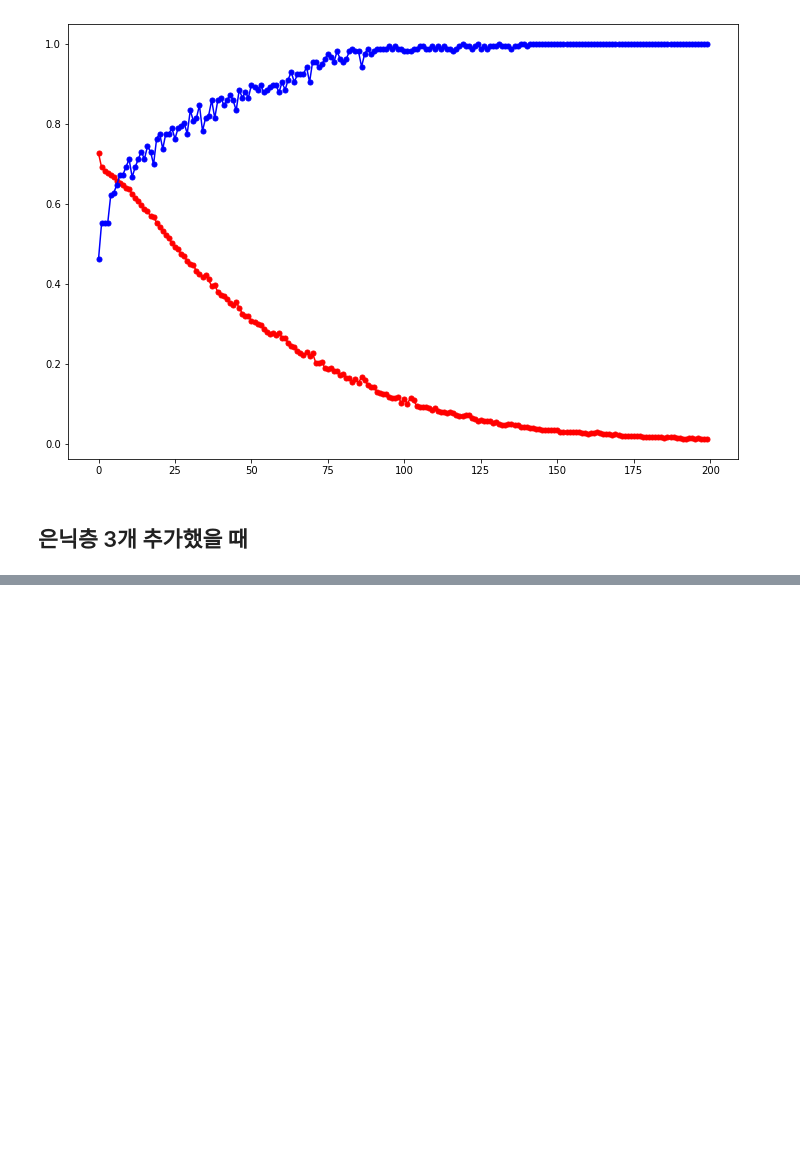
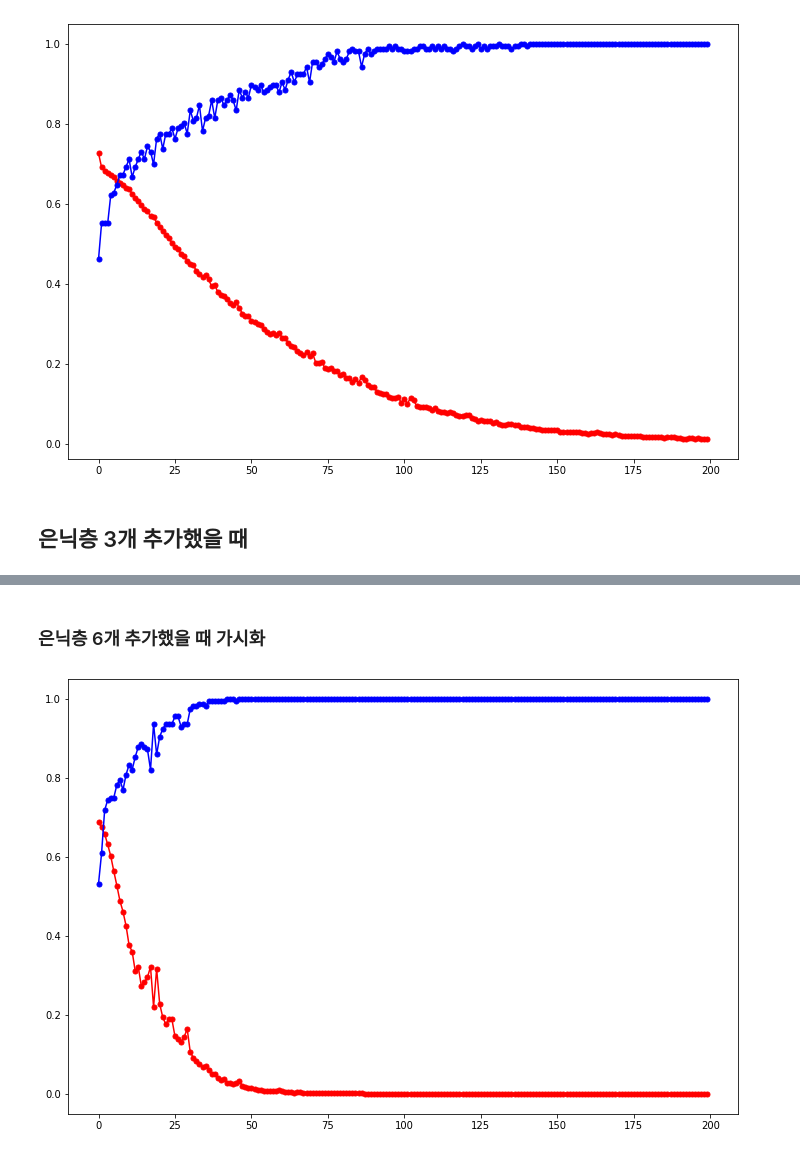
Before and after one commit to HYUNSOOLEE-6839/colab-Deep-Learning, a Jupyter notebook: 초음파광물데이터.ipynb, the cells around one changed output, grey strips where cells are left out. Drawn from its saved outputs; the diff is of its cells as text; code cells hidden in the pictures; blank space fills up the shorter version.

```diff
--- a/초음파광물데이터.ipynb
+++ b/초음파광물데이터.ipynb
@@ -299,0 +381,5 @@ model5.summary()
+# %%
+model6.compile(loss='binary_crossentropy',
+              optimizer='adam', metrics=['accuracy'])
+# %%
+history4 = model6.fit(X_train, y_train, epochs=200, batch_size=10, verbose=0)
@@ -299,0 +393,18 @@ model5.summary()
+# %% [markdown]
+### 은닉층 6개 추가했을 때 가시화
+# %%
+# y_acc에 테스트셋으로 실험 결과의 오차 값을 저장
+y_acc4=history4.history['accuracy']
+# %%
+# y_loss에 테스트셋으로 실험 결과의 오차 값을 저장
+y_loss4=history4.history['loss']
+# %%
+# x 값을 지정하고 정확도를 파란색으로, 오차를 빨간색으로 표시
+x_len = np.arange(len(y_acc4))
+plt.figure(figsize=(12,8))
+plt.plot(x_len, y_loss4, "o-", c="red", markersize=5)
+plt.plot(x_len, y_acc4, "o-", c="blue", markersize=5)
+
+plt.show()
+# %% [output]
+[figure, added]
```
Also changed, not shown: parts of 14 cells of this notebook.
